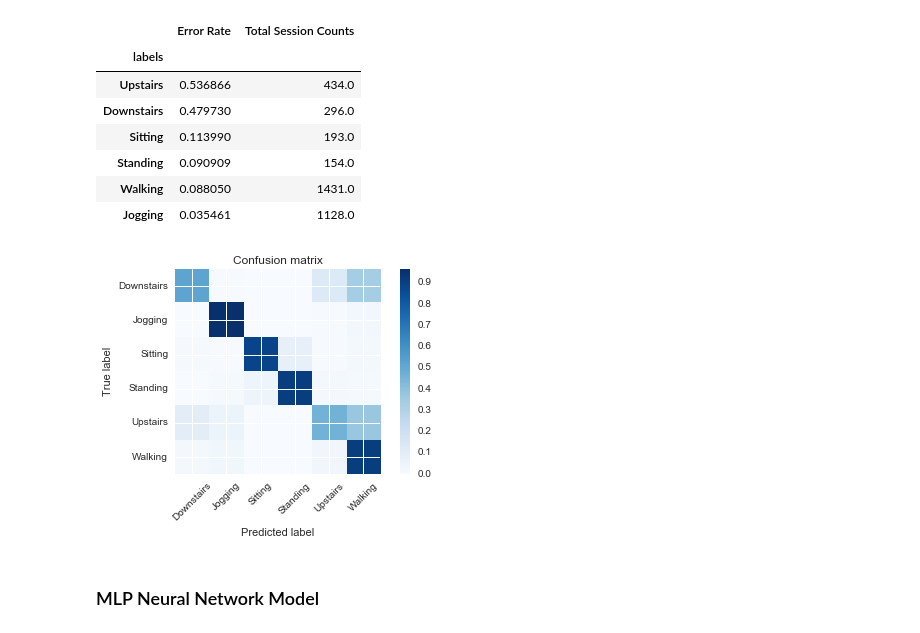
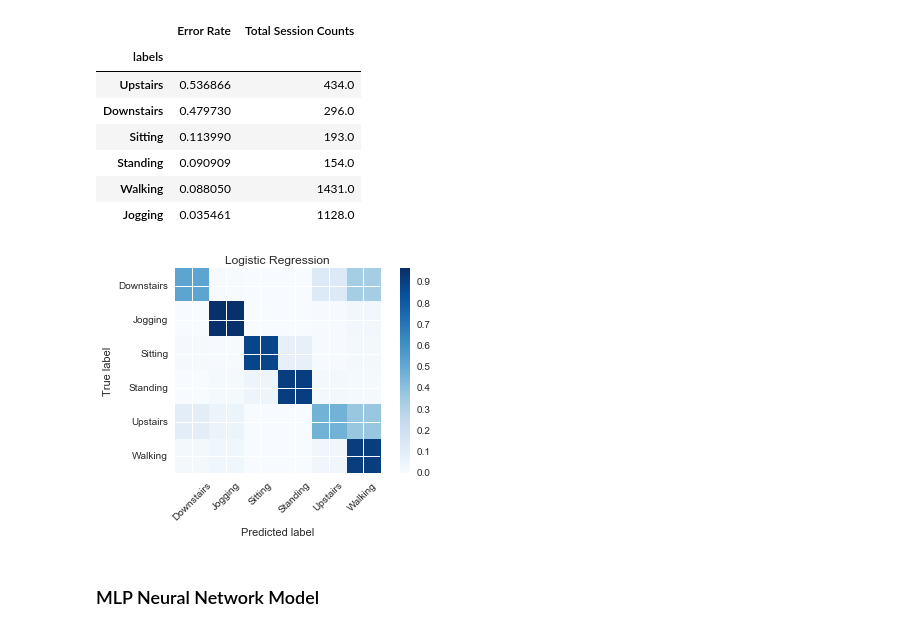
Before and after one commit to bshurick/ischool, a Jupyter notebook: Capstone/nn_actitracker_model.ipynb, the cells around one changed output. Drawn from its saved outputs; the diff is of its cells as text; code cells hidden in the pictures.

```diff
--- a/Capstone/nn_actitracker_model.ipynb
+++ b/Capstone/nn_actitracker_model.ipynb
@@ -278,21 +278,21 @@ analyze_errors(true_category, pred_category)
 # %%
 def plot_confusion_matrix(cm, title='Confusion matrix', cmap=plt.cm.Blues):
     classes = label_lookup.values()
     plt.imshow(cm, interpolation='nearest', cmap=cmap)
     plt.title(title)
     plt.colorbar()
     tick_marks = np.arange(len(classes))
     plt.xticks(tick_marks, classes, rotation=45)
     plt.yticks(tick_marks, classes)
     plt.tight_layout()
     plt.ylabel('True label')
     plt.xlabel('Predicted label')
 
 cm = confusion_matrix(true_category, pred_category)
 cm_normalized = cm.astype('float') / cm.sum(axis=1)[:, np.newaxis]
-plot_confusion_matrix(cm_normalized)
+plot_confusion_matrix(cm_normalized, 'Logistic Regression')
 # %% [output]
-[figure, old version]
+[figure, new version]
 # %% [markdown]
 ### MLP Neural Network Model
 # %%
```
Also changed, not shown: parts of 3 cells of this notebook.
